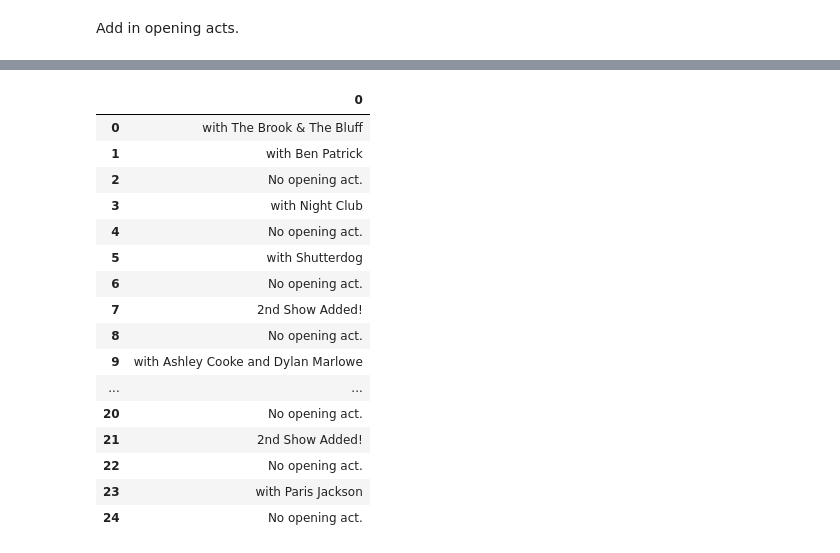
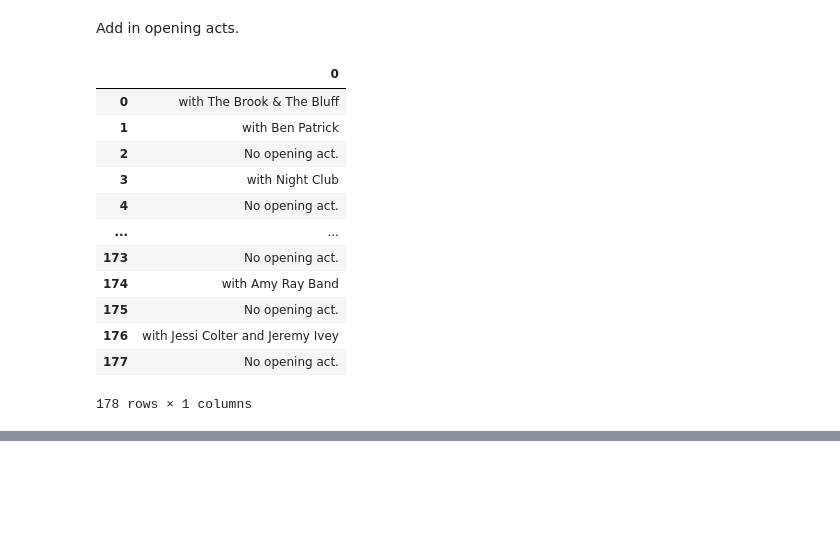
Before and after one commit to jwhankins177/web-scraping-ryman-jupyter-python, a Jupyter notebook: notebooks/Bonus_questions.ipynb, the cells around one changed output, grey strips where cells are left out. Drawn from its saved outputs; the diff is of its cells as text; code cells hidden in the pictures; blank space fills up the shorter version.

```diff
--- a/notebooks/Bonus_questions.ipynb
+++ b/notebooks/Bonus_questions.ipynb
@@ -3,11 +3,6 @@ import requests
 from bs4 import BeautifulSoup as bs
 from IPython.core.display import HTML
 import pandas as pd
-
-URL = 'https://ryman.com/events/'
-response = requests.get(URL)
-
-soup = bs(response.text)
 # %% [markdown]
 List of artists, page 1 - 5.
 # %%
@@ -162,6 +157,22 @@ while page != 6:
                 opensmulti.append('No opening act.')
       page = page + 1
 opensmulti = pd.DataFrame(opensmulti)
+# %%
+opensmulti
+# %% [output]
+|  | 0 |
+| 0 | with The Brook & The Bluff |
+| 1 | with Ben Patrick |
+| 2 | No opening act. |
+| 3 | with Night Club |
+| 4 | No opening act. |
+| ... | ... |
+| 173 | No opening act. |
+| 174 | with Amy Ray Band |
+| 175 | No opening act. |
+| 176 | with Jessi Colter and Jeremy Ivey |
+| 177 | No opening act. |
+178 rows × 1 columns
 # %%
 schedule_page_1_5 = pd.concat([schedule_page_1_5,opensmulti], axis=1)
 # %%
@@ -188,23 +199,3 @@ schedule_final.head(25)
 | 22 | Tauren Wells | November 15, 2022 | 7:30 PM CST | No opening act. |
 | 23 | Sometimes Y | November 17, 2022 | 7:30 PM CST | with Paris Jackson |
 | 24 | Trombone Shorty & Orleans Avenue | November 18, 2022 | 8:00 PM CST | No opening act. |
-# %%
-opensmulti.head(25)
-# %% [output]
-|  | 0 |
-| 0 | with The Brook & The Bluff |
-| 1 | with Ben Patrick |
-| 2 | No opening act. |
-| 3 | with Night Club |
-| 4 | No opening act. |
-| 5 | with Shutterdog |
-| 6 | No opening act. |
-| 7 | 2nd Show Added! |
-| 8 | No opening act. |
-| 9 | with Ashley Cooke and Dylan Marlowe |
-| ... | ... |
-| 20 | No opening act. |
-| 21 | 2nd Show Added! |
-| 22 | No opening act. |
-| 23 | with Paris Jackson |
-| 24 | No opening act. |
```
Also changed, not shown: 3 other files.
